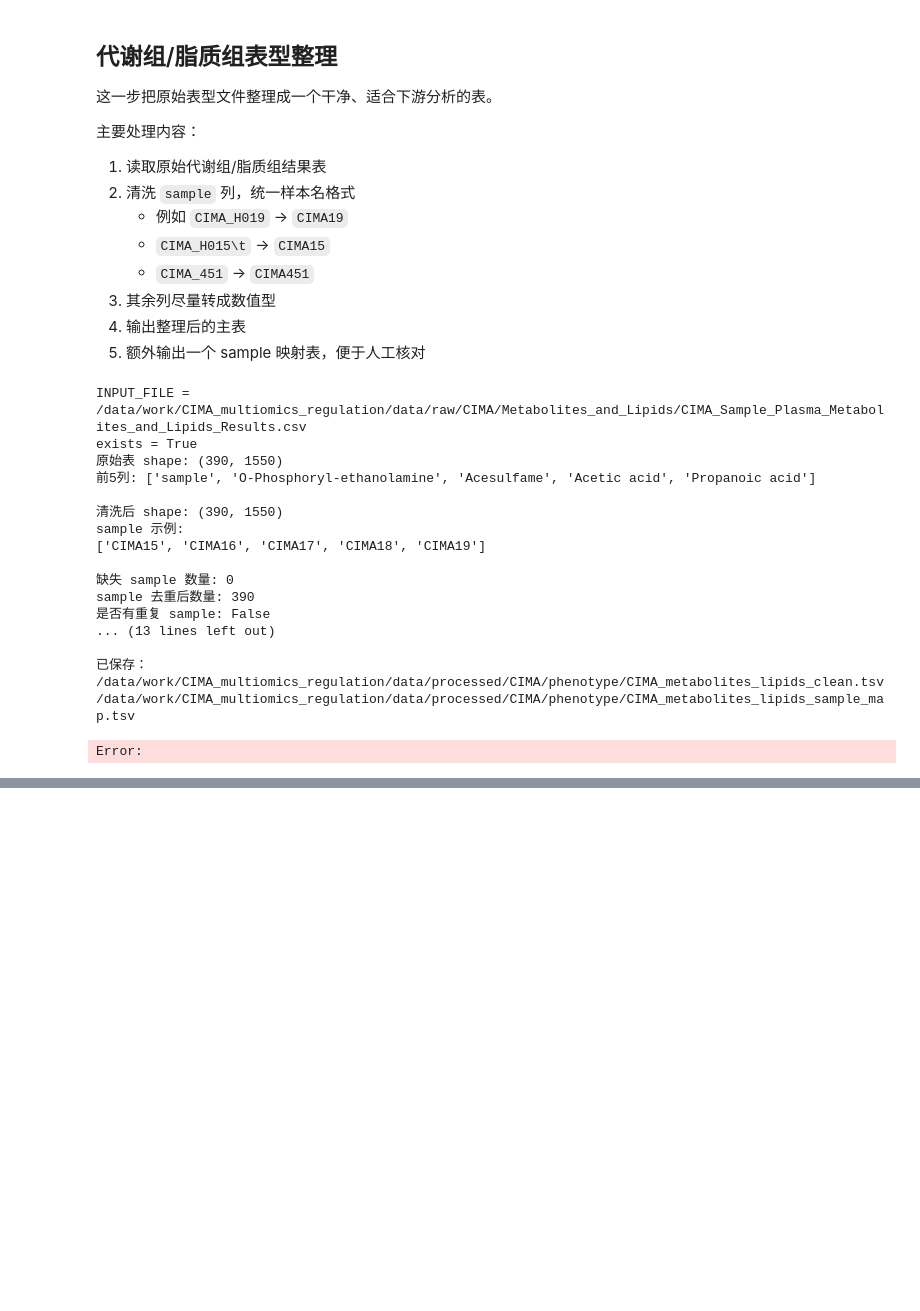
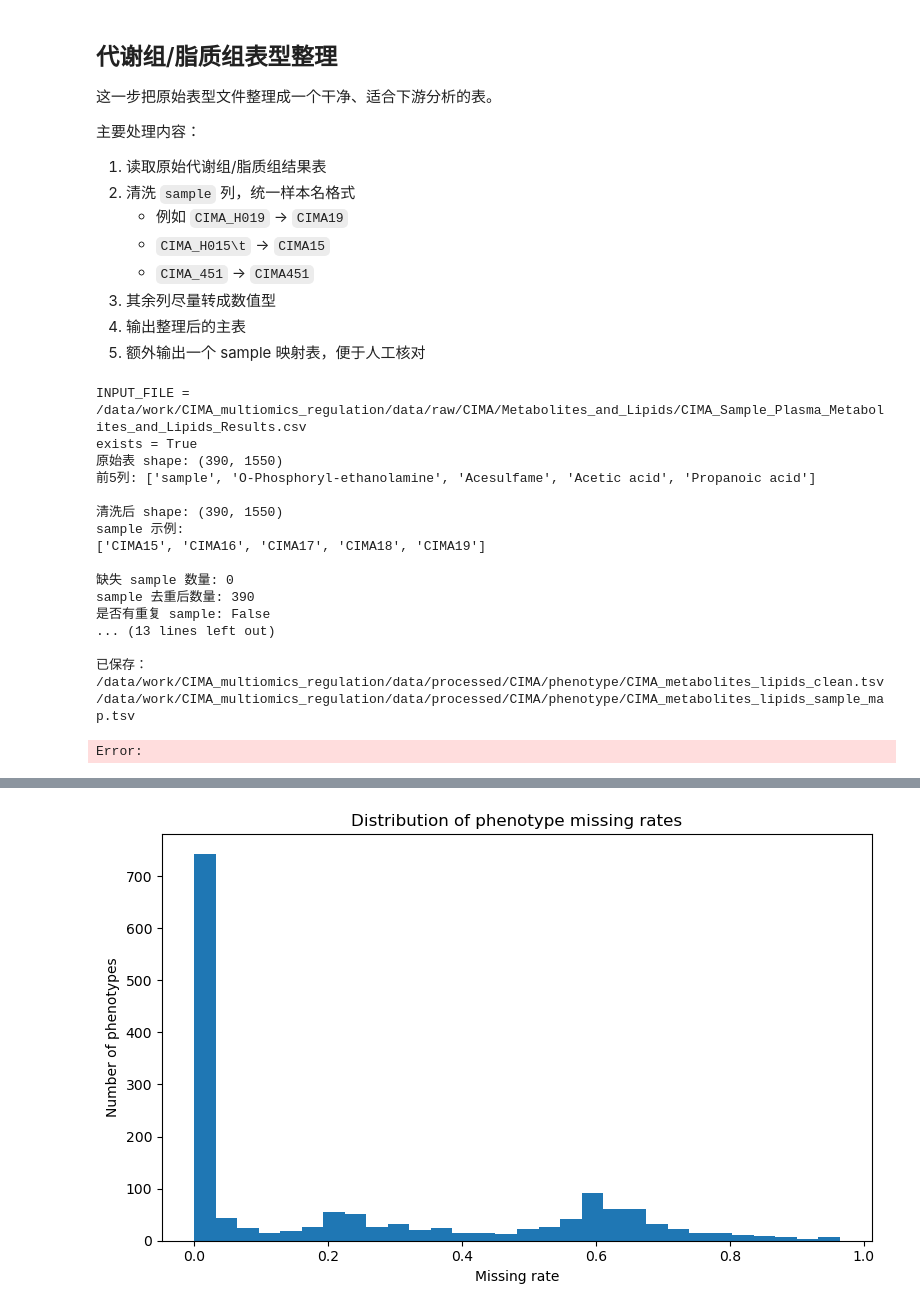
Before and after one commit to Hebin-zhang/CIMA_multiomics_regulation, a Jupyter notebook: notebooks/01_eda/02_phenotype_cleanup_reworked.ipynb, the cells around one changed output, grey strips where cells are left out. Saved outputs shown, nothing was run; the diff lists cells and outputs as text; code cells hidden in the pictures; blank space fills up the shorter version.

```diff
--- a/notebooks/01_eda/02_phenotype_cleanup_reworked.ipynb
+++ b/notebooks/01_eda/02_phenotype_cleanup_reworked.ipynb
@@ -339,0 +416,82 @@ Error:
+# %%
+# ===== 可视化表型缺失情况 =====
+import matplotlib.pyplot as plt
+
+# 如果你环境里中文显示不稳定，可以先注释掉这两行
+plt.rcParams["font.sans-serif"] = ["DejaVu Sans", "Arial Unicode MS", "SimHei"]
+plt.rcParams["axes.unicode_minus"] = False
+
+# 再保险：确保 missing_summary 已按缺失率降序
+missing_summary = missing_summary.sort_values(
+    ["missing_rate", "n_missing", "phenotype"],
+    ascending=[False, False, True]
+).reset_index(drop=True)
+
+# -----------------------------
+# 图1：缺失率分布直方图
+# -----------------------------
+plt.figure(figsize=(8, 5))
+plt.hist(missing_summary["missing_rate"], bins=30)
+plt.xlabel("Missing rate")
+plt.ylabel("Number of phenotypes")
+plt.title("Distribution of phenotype missing rates")
+plt.tight_layout()
+plt.show()
+
+# -----------------------------
+# 图2：缺失率最高的前20个表型
+# -----------------------------
+top_n = min(20, len(missing_summary))
+top_missing = missing_summary.head(top_n).sort_values("missing_rate", ascending=True)
+
+plt.figure(figsize=(10, 8))
+plt.barh(top_missing["phenotype"], top_missing["missing_rate"])
+plt.xlabel("Missing rate")
+plt.ylabel("Phenotype")
+plt.title(f"Top {top_n} phenotypes with highest missing rate")
+plt.tight_layout()
+plt.show()
+
+# -----------------------------
+# 图3：非缺失样本数分布
+# -----------------------------
+plt.figure(figsize=(8, 5))
+plt.hist(missing_summary["n_non_missing"], bins=30)
+plt.xlabel("Number of non-missing samples")
+plt.ylabel("Number of phenotypes")
+plt.title("Distribution of non-missing sample counts")
+plt.tight_layout()
+plt.show()
+
+# -----------------------------
+# 图4：缺失率累计分布
+# -----------------------------
+x = sorted(missing_summary["missing_rate"].tolist())
+y = [(i + 1) / len(x) for i in range(len(x))]
+
+plt.figure(figsize=(8, 5))
+plt.plot(x, y)
+plt.xlabel("Missing rate threshold")
+plt.ylabel("Cumulative fraction of phenotypes")
+plt.title("Cumulative distribution of phenotype missing rates")
+plt.tight_layout()
+plt.show()
+
+# -----------------------------
+# 顺手打印几个常用阈值统计
+# -----------------------------
+thresholds = [0.05, 0.1, 0.2, 0.3, 0.5]
+threshold_summary = pd.DataFrame({
+    "missing_rate_threshold": thresholds,
+    "n_phenotypes_above_threshold": [
+        (missing_summary["missing_rate"] > t).sum() for t in thresholds
+    ],
+    "n_phenotypes_below_or_equal_threshold": [
+        (missing_summary["missing_rate"] <= t).sum() for t in thresholds
+    ],
+})
+
+print("\n不同缺失率阈值下的表型数量：")
+print(threshold_summary)
+# %% [output]
+[figure, added]
```
Also changed, not shown: parts of 5 cells of this notebook, 21 other files.
